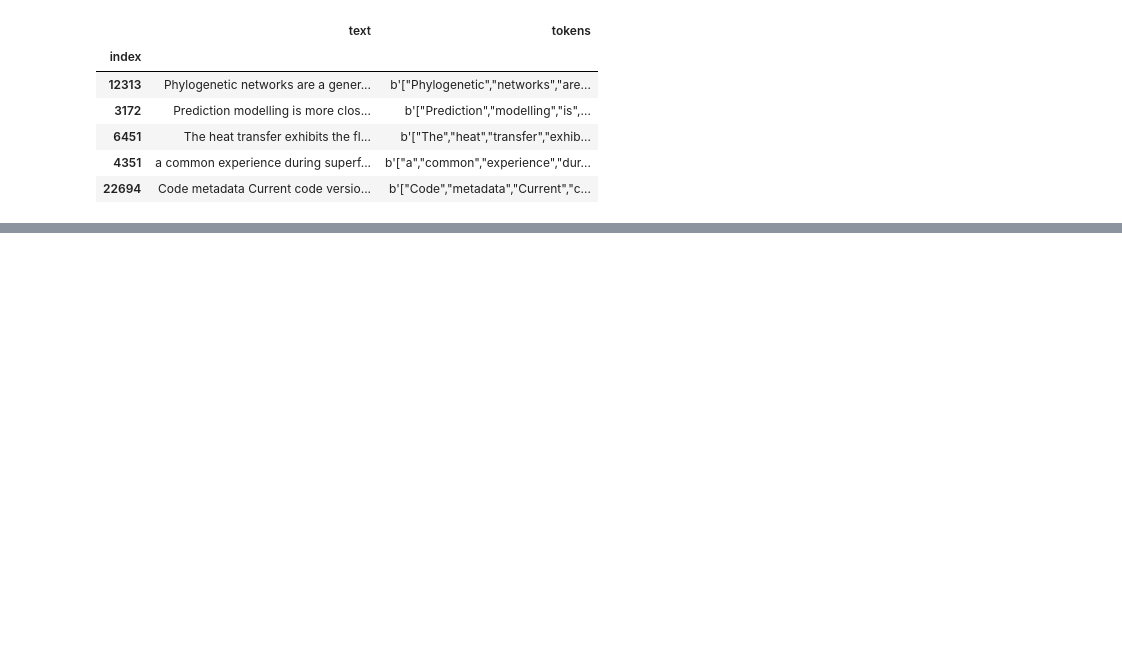
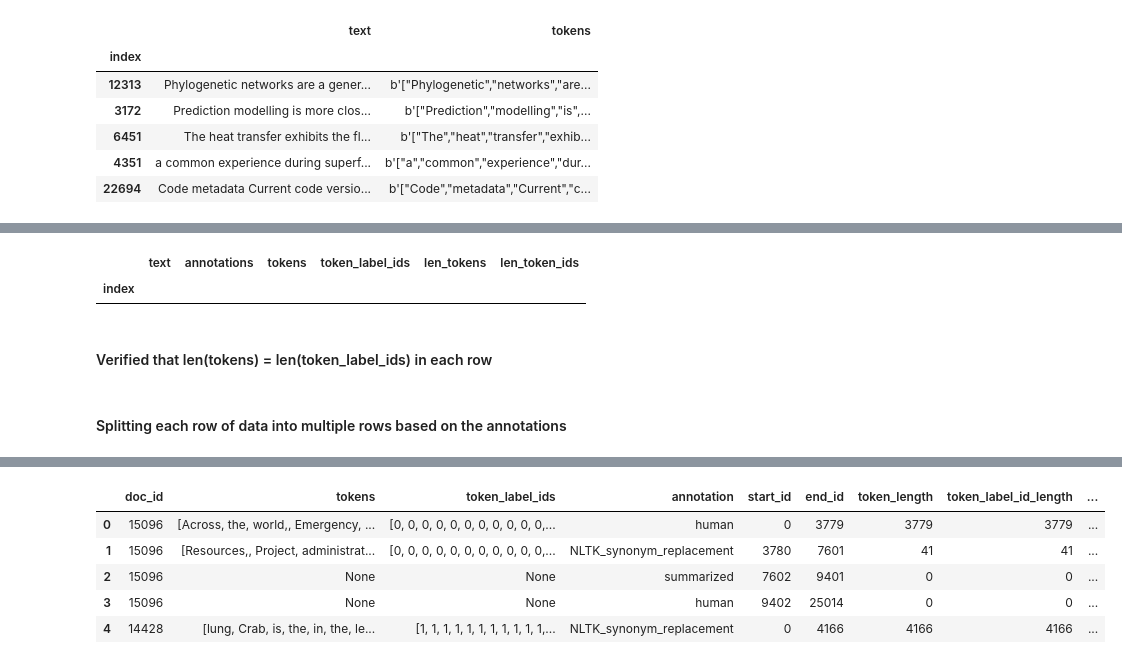
Before and after one commit to pradeepmohansml/dagpap24-submission, a Jupyter notebook: notebooks/EDA.ipynb, the cells around one changed output, grey strips where cells are left out. Cells and saved outputs as stored; diff of their text form; code cells hidden in the pictures; blank space fills up the shorter version.

```diff
--- a/notebooks/EDA.ipynb
+++ b/notebooks/EDA.ipynb
@@ -19,0 +51,9 @@ dev_df.head()
+# %%
+train_df[train_df['len_tokens'] != train_df['len_token_ids']]
+# %% [output]
+|  | text | annotations | tokens | token_label_ids | len_tokens | len_token_ids |
+| index |  |  |  |  |  |  |
+# %% [markdown]
+#### Verified that len(tokens) = len(token_label_ids) in each row
+# %% [markdown]
+#### Splitting each row of data into multiple rows based on the annotations
@@ -19,0 +155,9 @@ dev_df.head()
+# %%
+%%time
+# Read the train data file
+
+# Transform the data
+transformed_train_df = split_text_rows_on_annotation(train_df)
+print(transformed_train_df.shape)
+transformed_train_df.head()
+# %% [output]
@@ -19,0 +167,6 @@ dev_df.head()
+|  | doc_id | tokens | token_label_ids | annotation | start_id | end_id | token_length | token_label_id_length | ... |
+| 0 | 15096 | [Across, the, world,, Emergency, ... | [0, 0, 0, 0, 0, 0, 0, 0, 0, 0, 0,... | human | 0 | 3779 | 3779 | 3779 | ... |
+| 1 | 15096 | [Resources,, Project, administrat... | [0, 0, 0, 0, 0, 0, 0, 0, 0, 0, 0,... | NLTK_synonym_replacement | 3780 | 7601 | 41 | 41 | ... |
+| 2 | 15096 | None | None | summarized | 7602 | 9401 | 0 | 0 | ... |
+| 3 | 15096 | None | None | human | 9402 | 25014 | 0 | 0 | ... |
+| 4 | 14428 | [lung, Crab, is, the, in, the, le... | [1, 1, 1, 1, 1, 1, 1, 1, 1, 1, 1,... | NLTK_synonym_replacement | 0 | 4166 | 4166 | 4166 | ... |
```
Also changed, not shown: parts of 23 cells of this notebook.
